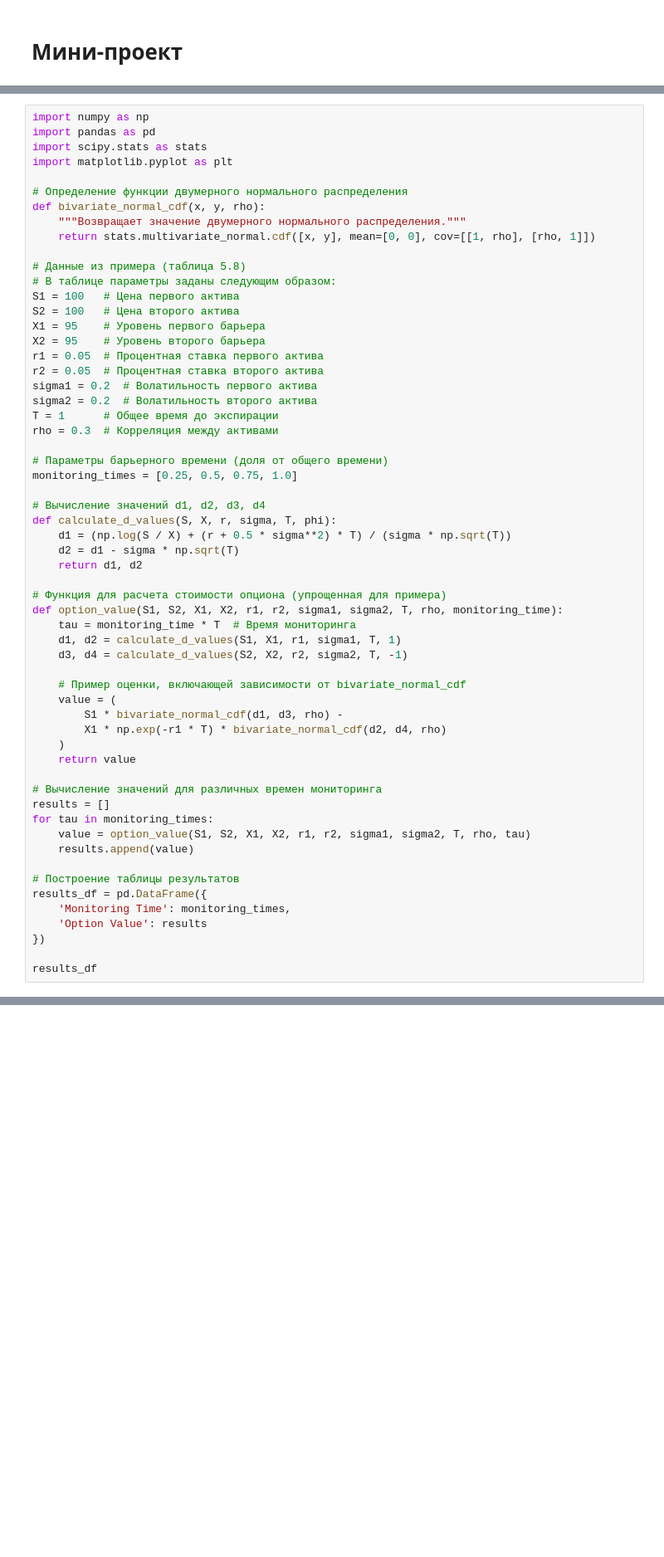
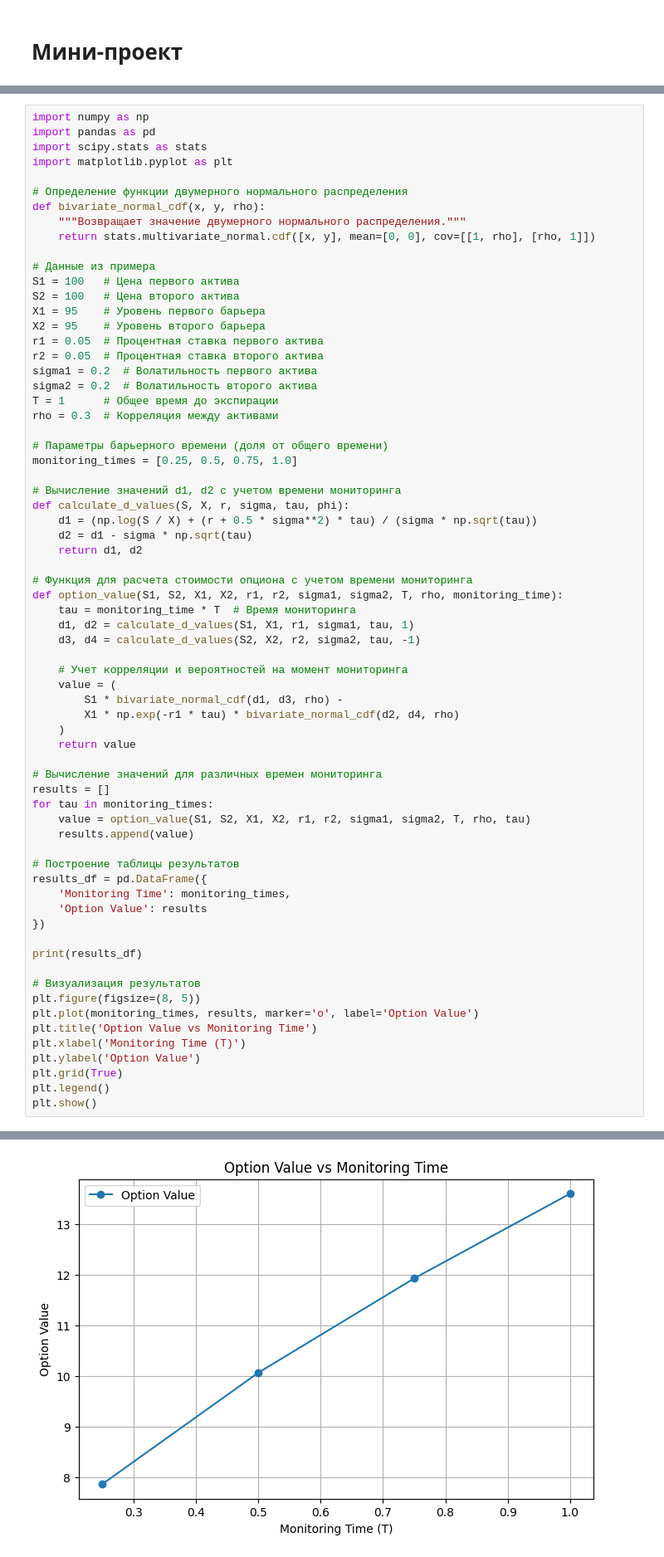
Before and after one commit to ShSonicX/GSFP, a Jupyter notebook: lab_4_GSFP.ipynb, the cells around one changed output, grey strips where cells are left out. Shown: that part at 83% size. Drawn from its saved outputs; the diff is of its cells as text; blank space fills up the shorter version.

```diff
--- a/lab_4_GSFP.ipynb
+++ b/lab_4_GSFP.ipynb
@@ -468,8 +468,7 @@ def bivariate_normal_cdf(x, y, rho):
     """Возвращает значение двумерного нормального распределения."""
     return stats.multivariate_normal.cdf([x, y], mean=[0, 0], cov=[[1, rho], [rho, 1]])
 
-# Данные из примера (таблица 5.8)
-# В таблице параметры заданы следующим образом:
+# Данные из примера
 S1 = 100   # Цена первого актива
 S2 = 100   # Цена второго актива
 X1 = 95    # Уровень первого барьера
@@ -484,22 +483,22 @@ rho = 0.3  # Корреляция между активами
 # Параметры барьерного времени (доля от общего времени)
 monitoring_times = [0.25, 0.5, 0.75, 1.0]
 
-# Вычисление значений d1, d2, d3, d4
-def calculate_d_values(S, X, r, sigma, T, phi):
-    d1 = (np.log(S / X) + (r + 0.5 * sigma**2) * T) / (sigma * np.sqrt(T))
-    d2 = d1 - sigma * np.sqrt(T)
+# Вычисление значений d1, d2 с учетом времени мониторинга
+def calculate_d_values(S, X, r, sigma, tau, phi):
+    d1 = (np.log(S / X) + (r + 0.5 * sigma**2) * tau) / (sigma * np.sqrt(tau))
+    d2 = d1 - sigma * np.sqrt(tau)
     return d1, d2
 
-# Функция для расчета стоимости опциона (упрощенная для примера)
+# Функция для расчета стоимости опциона с учетом времени мониторинга
 def option_value(S1, S2, X1, X2, r1, r2, sigma1, sigma2, T, rho, monitoring_time):
     tau = monitoring_time * T  # Время мониторинга
-    d1, d2 = calculate_d_values(S1, X1, r1, sigma1, T, 1)
-    d3, d4 = calculate_d_values(S2, X2, r2, sigma2, T, -1)
+    d1, d2 = calculate_d_values(S1, X1, r1, sigma1, tau, 1)
+    d3, d4 = calculate_d_values(S2, X2, r2, sigma2, tau, -1)
 
-    # Пример оценки, включающей зависимости от bivariate_normal_cdf
+    # Учет корреляции и вероятностей на момент мониторинга
     value = (
         S1 * bivariate_normal_cdf(d1, d3, rho) -
-        X1 * np.exp(-r1 * T) * bivariate_normal_cdf(d2, d4, rho)
+        X1 * np.exp(-r1 * tau) * bivariate_normal_cdf(d2, d4, rho)
     )
     return value
 
@@ -515,5 +514,15 @@ results_df = pd.DataFrame({
     'Option Value': results
 })
 
-results_df
+print(results_df)
+
+# Визуализация результатов
+plt.figure(figsize=(8, 5))
+plt.plot(monitoring_times, results, marker='o', label='Option Value')
+plt.title('Option Value vs Monitoring Time')
+plt.xlabel('Monitoring Time (T)')
+plt.ylabel('Option Value')
+plt.grid(True)
+plt.legend()
+plt.show()
 # %% [output]
@@ -525 +534,2 @@ results_df
+[figure, added]
 # %%
```
Also changed, not shown: parts of 3 cells of this notebook.
